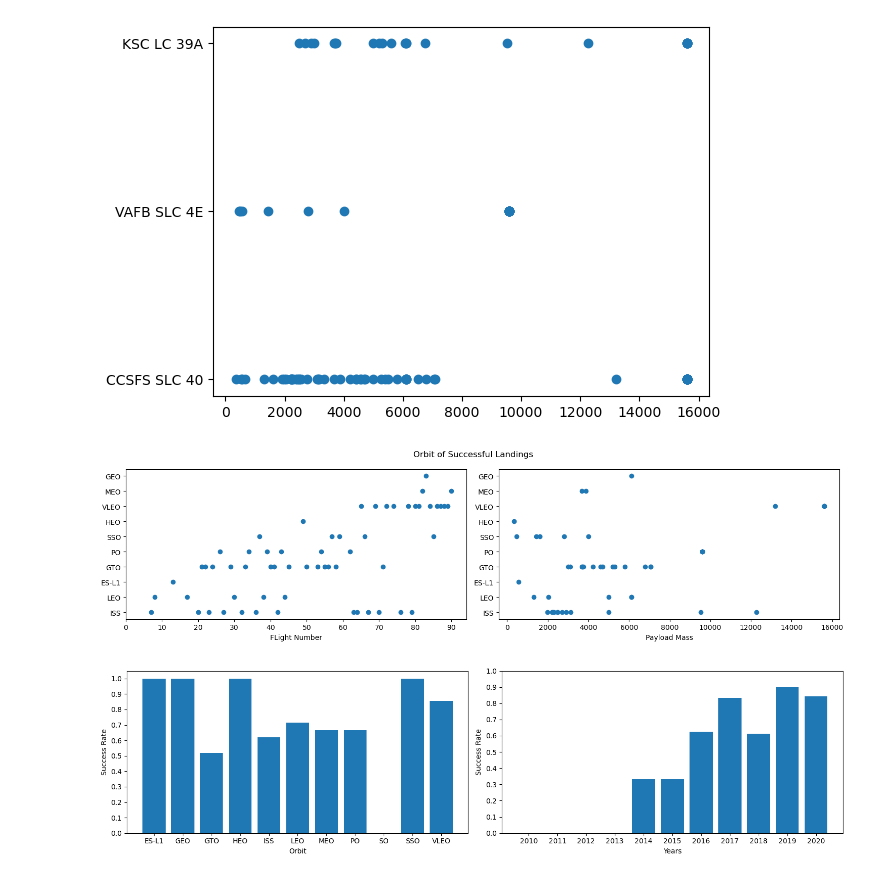
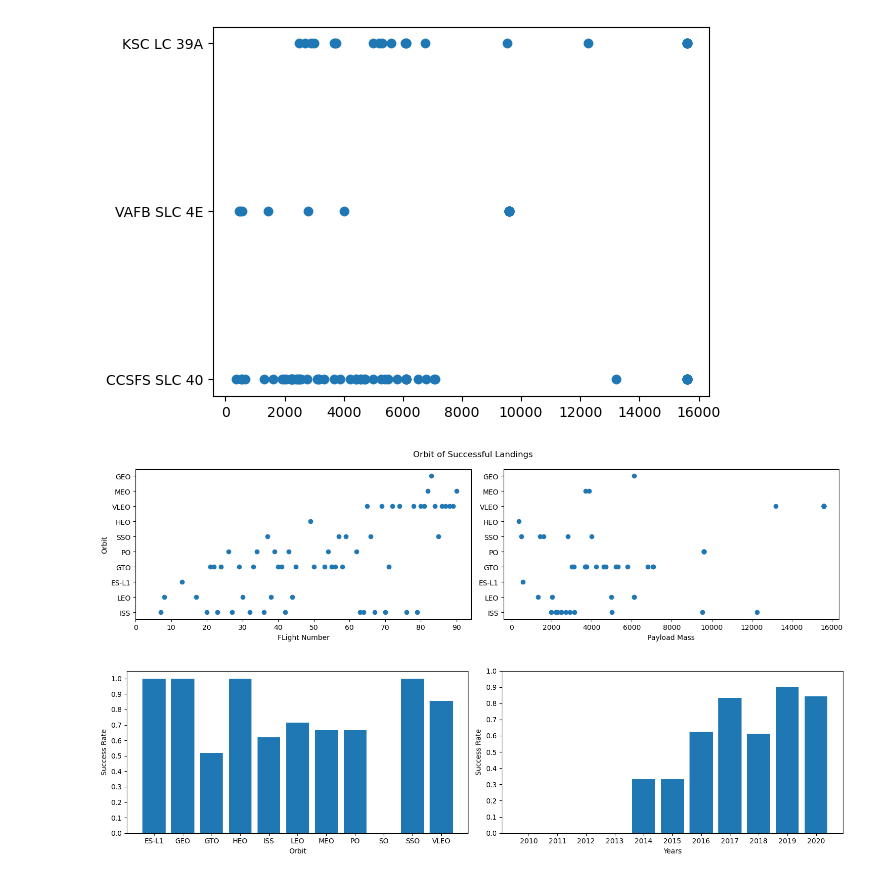
Before and after one commit to zahra-ahmadbeigloo/Predict-Falcon9-Landing, a Jupyter notebook: SpaceX.ipynb, the cells around one changed output. Cells and saved outputs as stored; diff of their text form; code cells hidden in the pictures.

```diff
--- a/SpaceX.ipynb
+++ b/SpaceX.ipynb
@@ -523,19 +524,20 @@ plt.scatter(x="PayloadMass", y="LaunchSite", data=df)
 # %%
 plt.figure(figsize=(15,4))
 ax1 = plt.subplot(1,2,1)
 ax1.scatter(x="FlightNumber", y="Orbit", data=df[df["Class"]==1])
 ax1.set_xlabel('FLight Number')
+ax1.set_ylabel("Orbit")
 ax1.set_xticks(range(0,91,10))
 
 ax2 = plt.subplot(1,2,2)
 ax2.scatter(x="PayloadMass", y="Orbit", data=df[df["Class"]==1])
 ax2.set_xlabel("Payload Mass")
 
 plt.suptitle("Orbit of Successful Landings")
 plt.tight_layout()
 plt.show()
 # %% [output]
-[figure, old version]
+[figure, new version]
 # %%
 plt.figure(figsize=(15,4))
 ax1=plt.subplot(1,2,1)
```
Also changed, not shown: parts of 35 cells of this notebook.
